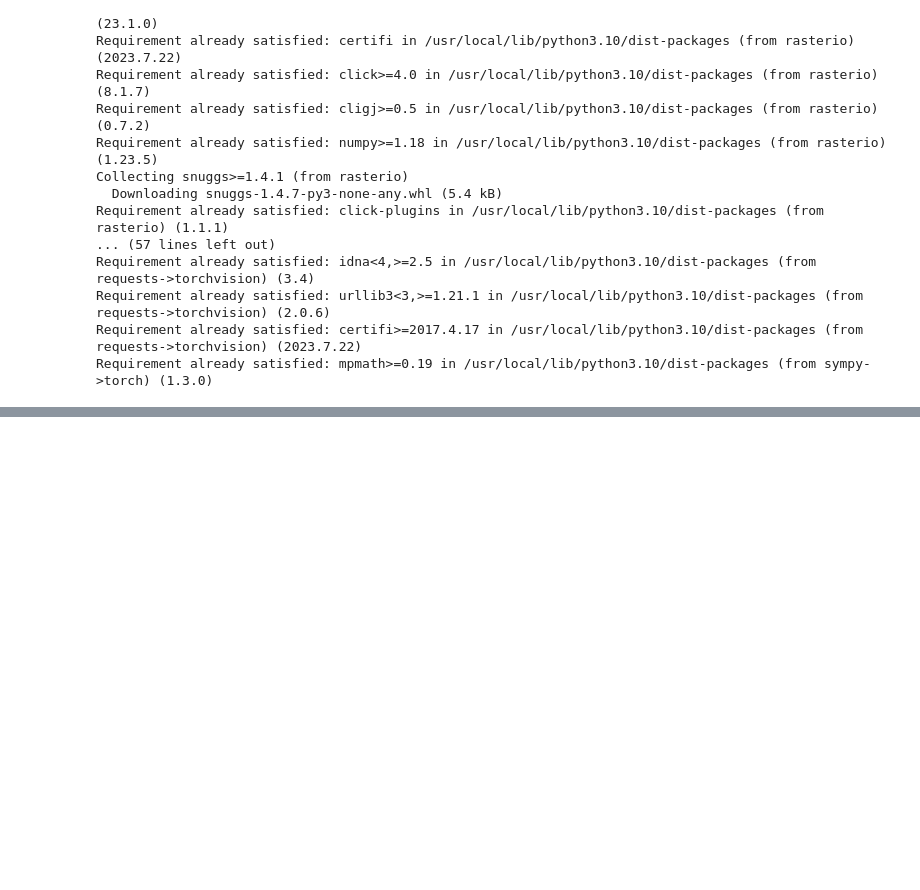
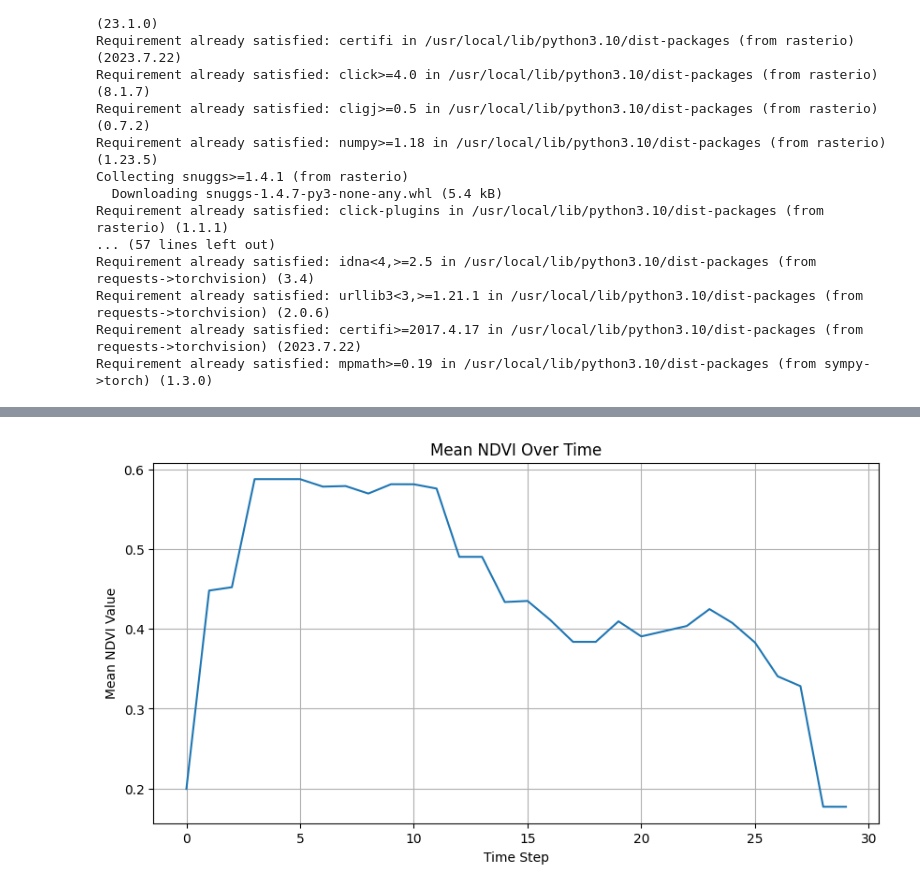
Before and after one commit to Pointbreak82/Satellite-Image-Time-Series, a Jupyter notebook: SITSA.ipynb, the cells around one changed output, grey strips where cells are left out. Cells and saved outputs as stored; diff of their text form; code cells hidden in the pictures; blank space fills up the shorter version.

```diff
--- a/SITSA.ipynb
+++ b/SITSA.ipynb
@@ -456,0 +490,16 @@ target_ndvi containing 30 channels of size 48x48: torch.Size([2, 30, 48, 48])
+# %%
+import matplotlib.pyplot as plt
+import numpy as np
+
+mean_ndvi_values = ndvi_values.mean(axis=(1, 2))
+
+
+plt.figure(figsize=(10, 5))
+plt.plot(mean_ndvi_values)
+plt.title('Mean NDVI Over Time')
+plt.xlabel('Time Step')
+plt.ylabel('Mean NDVI Value')
+plt.grid(True)
+plt.show()
+# %% [output]
+[figure, added]
```
Also changed, not shown: parts of 20 cells of this notebook.
